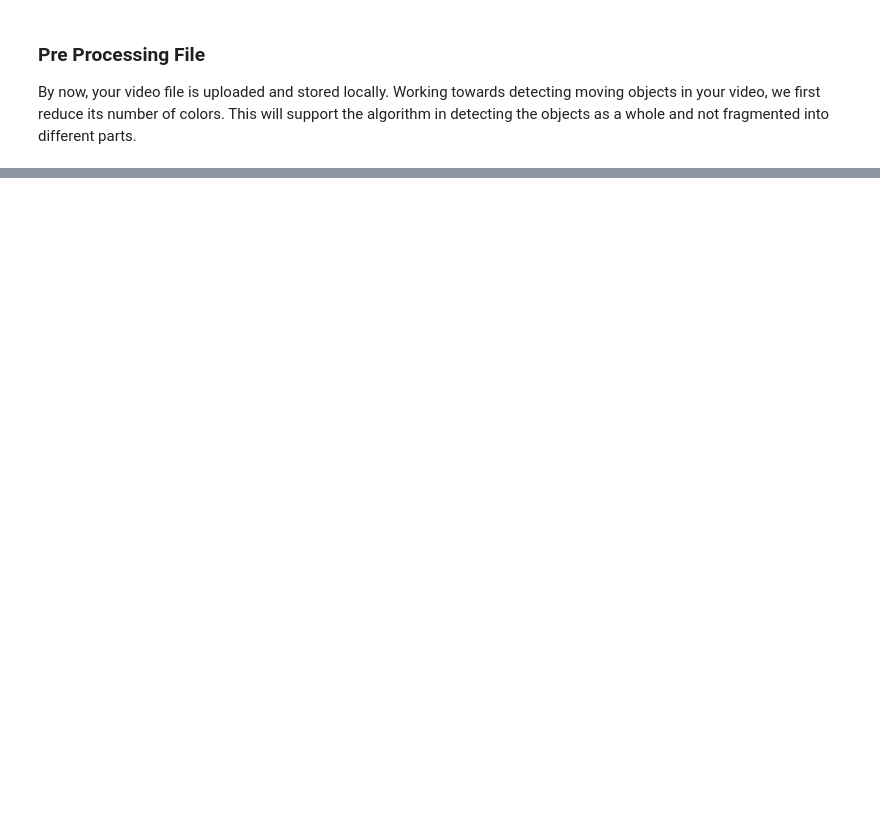
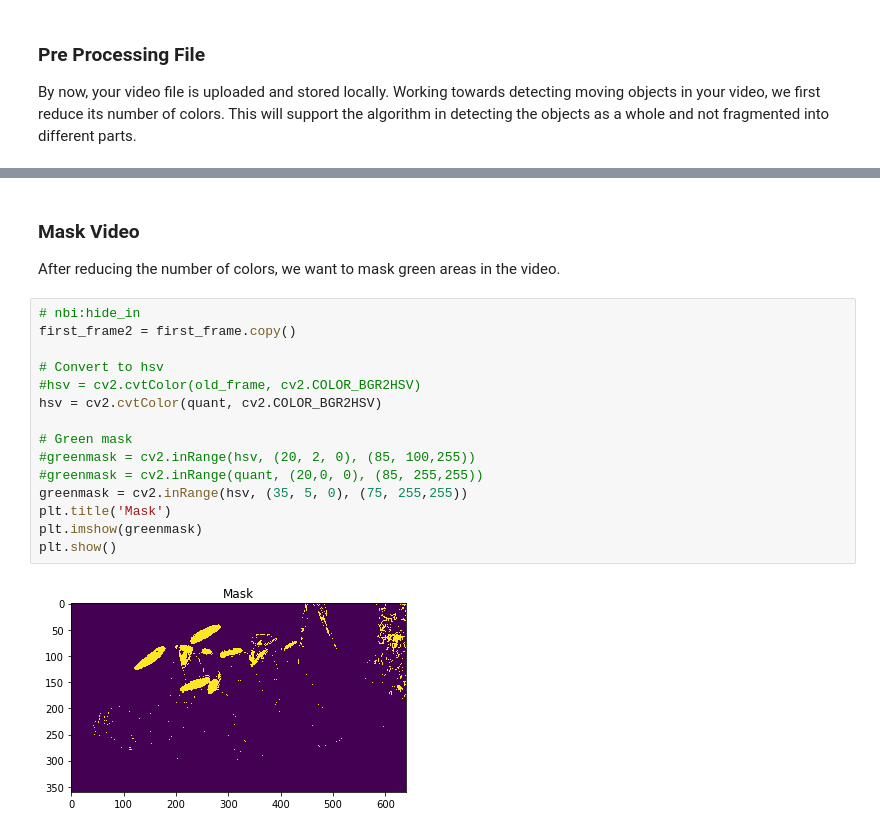
Before and after one commit to StrgFJojo/PlantAnalysisBinder, a Jupyter notebook: PlantAnalysis_Interactive.ipynb, the cells around one changed output, grey strips where cells are left out. Saved outputs shown, nothing was run; the diff lists cells and outputs as text; blank space fills up the shorter version.

```diff
--- a/PlantAnalysis_Interactive.ipynb
+++ b/PlantAnalysis_Interactive.ipynb
@@ -80,0 +144,20 @@ NameError: name 'cap' is not defined
+# %% [markdown]
+### Mask Video
+After reducing the number of colors, we want to mask green areas in the video.
+# %%
+# nbi:hide_in
+first_frame2 = first_frame.copy()
+
+# Convert to hsv
+#hsv = cv2.cvtColor(old_frame, cv2.COLOR_BGR2HSV)
+hsv = cv2.cvtColor(quant, cv2.COLOR_BGR2HSV)
+
+# Green mask
+#greenmask = cv2.inRange(hsv, (20, 2, 0), (85, 100,255))
+#greenmask = cv2.inRange(quant, (20,0, 0), (85, 255,255))
+greenmask = cv2.inRange(hsv, (35, 5, 0), (75, 255,255))
+plt.title('Mask')
+plt.imshow(greenmask)
+plt.show()
+# %% [output]
+[figure, added]
```
Also changed, not shown: parts of 18 cells of this notebook.
